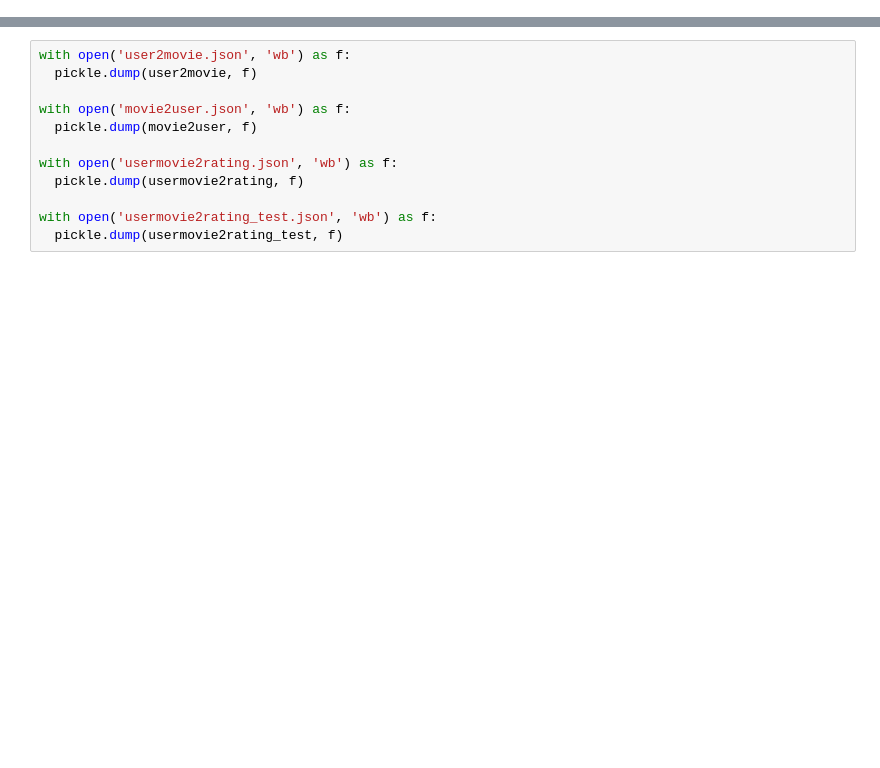
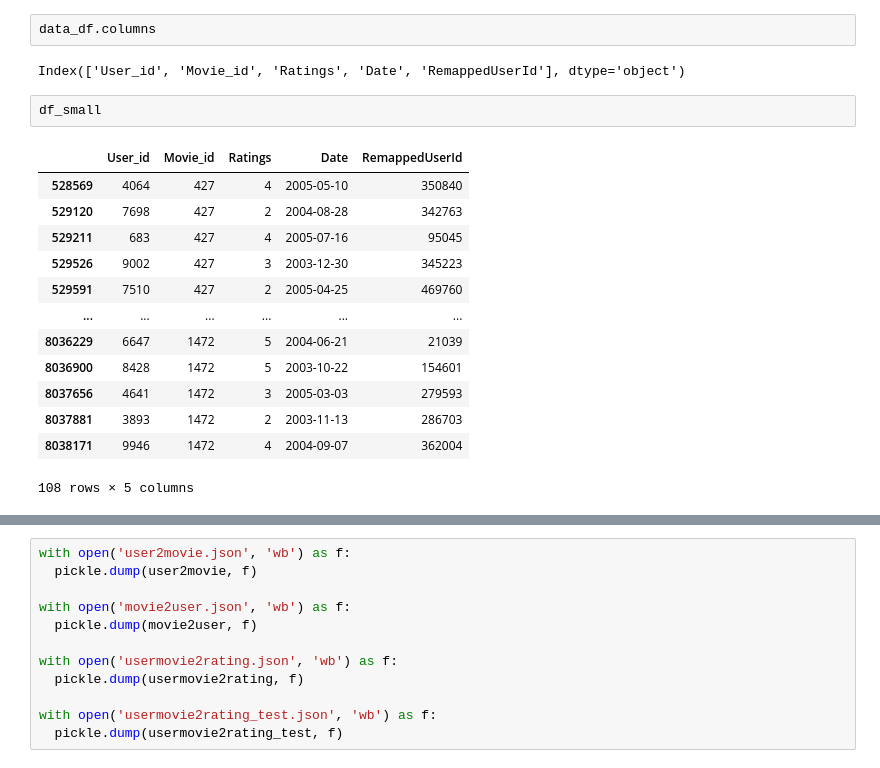
Before and after one commit to PranavShashidhara/Movie-Recommendation-system, a Jupyter notebook: Dictionaries.ipynb, the cells around one changed output, grey strips where cells are left out. Saved outputs shown, nothing was run; the diff lists cells and outputs as text; blank space fills up the shorter version.

```diff
--- a/Dictionaries.ipynb
+++ b/Dictionaries.ipynb
@@ -40,0 +108,20 @@ data_df.head()
+# %%
+data_df.columns
+# %% [output]
+Index(['User_id', 'Movie_id', 'Ratings', 'Date', 'RemappedUserId'], dtype='object')
+# %%
+df_small
+# %% [output]
+|  | User_id | Movie_id | Ratings | Date | RemappedUserId |
+| 528569 | 4064 | 427 | 4 | 2005-05-10 | 350840 |
+| 529120 | 7698 | 427 | 2 | 2004-08-28 | 342763 |
+| 529211 | 683 | 427 | 4 | 2005-07-16 | 95045 |
+| 529526 | 9002 | 427 | 3 | 2003-12-30 | 345223 |
+| 529591 | 7510 | 427 | 2 | 2005-04-25 | 469760 |
+| ... | ... | ... | ... | ... | ... |
+| 8036229 | 6647 | 1472 | 5 | 2004-06-21 | 21039 |
+| 8036900 | 8428 | 1472 | 5 | 2003-10-22 | 154601 |
+| 8037656 | 4641 | 1472 | 3 | 2005-03-03 | 279593 |
+| 8037881 | 3893 | 1472 | 2 | 2003-11-13 | 286703 |
+| 8038171 | 9946 | 1472 | 4 | 2004-09-07 | 362004 |
+108 rows × 5 columns
```
Also changed, not shown: parts of 9 cells of this notebook.
